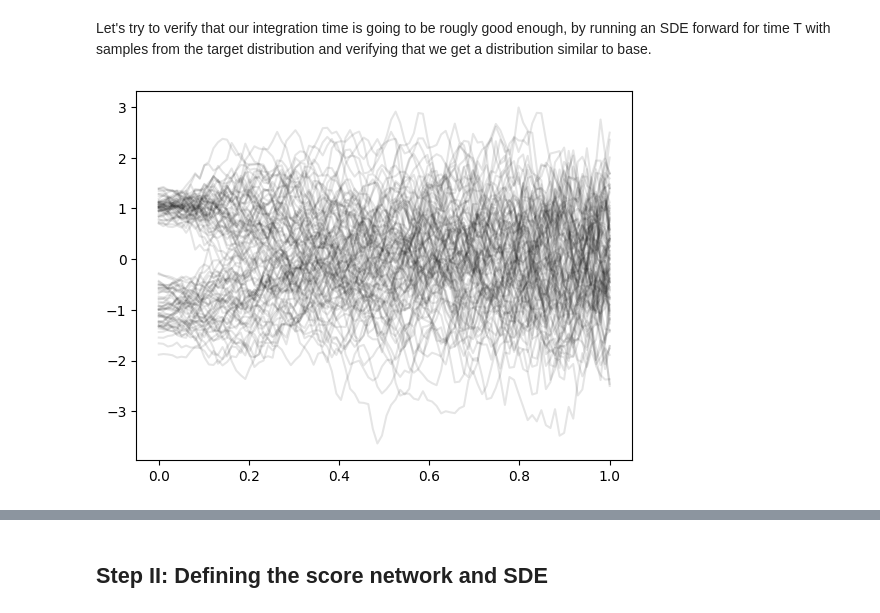
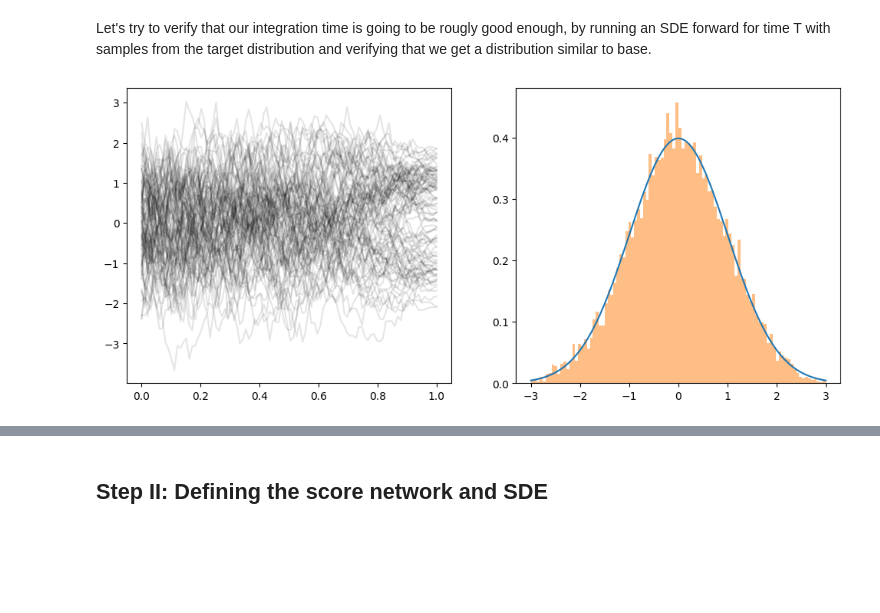
Before and after one commit to hsimonfroy/diffusion-field-level, a Jupyter notebook: TSM.ipynb, the cells around one changed output, grey strips where cells are left out. Cells and saved outputs as stored; diff of their text form; code cells hidden in the pictures; blank space fills up the shorter version.

```diff
--- a/TSM.ipynb
+++ b/TSM.ipynb
@@ -77,10 +81,10 @@ def make_dist(alpha=1., beta=0., d=2, sigma0=1., probs=[0.5, 0.5]):
       mixture_distribution=tfd.Categorical(probs=probs),
       components_distribution=tfd.MultivariateNormalDiag(
           loc=jnp.stack([-alpha * jnp.ones(d), alpha * jnp.ones(d)]),
-          scale_diag=jnp.ones([2, d]) * (sigma0**2 + beta**2)**.5)
+          scale_diag=jnp.ones([2, d]) * ((alpha * sigma0)**2 + beta**2)**.5)
   )
 
-def make_target(t=1, d=2, sigma0=1., probs=[0.5, 0.5]):
+def make_path(t=1, d=2, sigma0=1., probs=[0.5, 0.5]):
   """
   Returns a mixture of two d-dimensional Multivariate Gaussians.
   """
@@ -130,11 +134,0 @@ target = make_dist(alpha=1.)
-# %%
-# Sample from the base and target distributions
-num_samples = 5000
-base_samples = base.sample(num_samples, seed=jax.random.PRNGKey(0))
-target_samples = target.sample(num_samples, seed=jax.random.PRNGKey(1))
-
-hist(base_samples, 100, range=[-4,4], label='base', color='C0', density=True,alpha=0.5);
-plot(x, base.prob(x), color='C0');
-hist(target_samples, 100, range=[-4,4], label='target', color='C1', density=True, alpha=0.5);
-plot(x, target.prob(x), color='C1');
-legend();
@@ -143,24 +135,30 @@ legend();
 # %% [markdown]
 Let's try to verify that our integration time is going to be rougly good enough, by running an SDE forward for time T with samples from the target distribution and verifying that we get a distribution similar to base.
 # %%
-@jax.jit
-@partial(jax.vmap, in_axes=(0, 0))
-def forward_sde(key, x):
-  t0, t1 = 0, T
-  drift = lambda t, y, args: - 0.5 *beta(t) * y
-  diffusion = lambda t, y, args: jnp.sqrt(beta(t))
+@jit
+@vmap
+def backward_sde(key, x):
+  eps = 1e-6
+  t0, t1 = eps, 1-eps
+  back_drift = lambda t, y, args: -drift(t1 - t, y, args)
+  back_diffusion = lambda t, y, args: diffusion(t1 - t, y, args)
   brownian_motion = VirtualBrownianTree(t0, t1, tol=1e-3, shape=(), key=key)
-  terms = MultiTerm(ODETerm(drift), ControlTerm(diffusion, brownian_motion))
+  terms = MultiTerm(ODETerm(back_drift), ControlTerm(back_diffusion, brownian_motion))
   solver = Euler()
-  key, k = jax.random.split(key)
   saveat = SaveAt(ts=jnp.linspace(t0, t1, 100))
-  sol = diffeqsolve(terms, solver, t0, t1, dt0=0.01, y0=x, saveat=saveat)
-  return sol.ts, sol.ys
+  sol = diffeqsolve(terms, solver, t0, t1, dt0=0.001, y0=x, saveat=saveat)
+  return sol.ts[::-1], sol.ys
 # %%
-ts, xs = forward_sde(jax.random.split(jax.random.PRNGKey(0),num_samples), target_samples)
+ts, xs = backward_sde(jr.split(jr.key(0), n_samples), target_samples)
 # %%
 # Let's take a look at the trajectories
+figure(figsize=(12,5))
+subplot(121)
 for i in range(100):
-  plot(ts[i,:], xs[i,:], alpha=0.1, color='k');
+  plot(ts[i], xs[i], alpha=0.1, color='k');
+
+subplot(122)
+plot(xlin, base.prob(xlin));
+hist(xs[:,-1], 100, range=xlim, label='sde', density=True, alpha=0.5);
 # %% [output]
-[figure, old version]
+[figure, new version]
```
Also changed, not shown: parts of 12 cells of this notebook.
